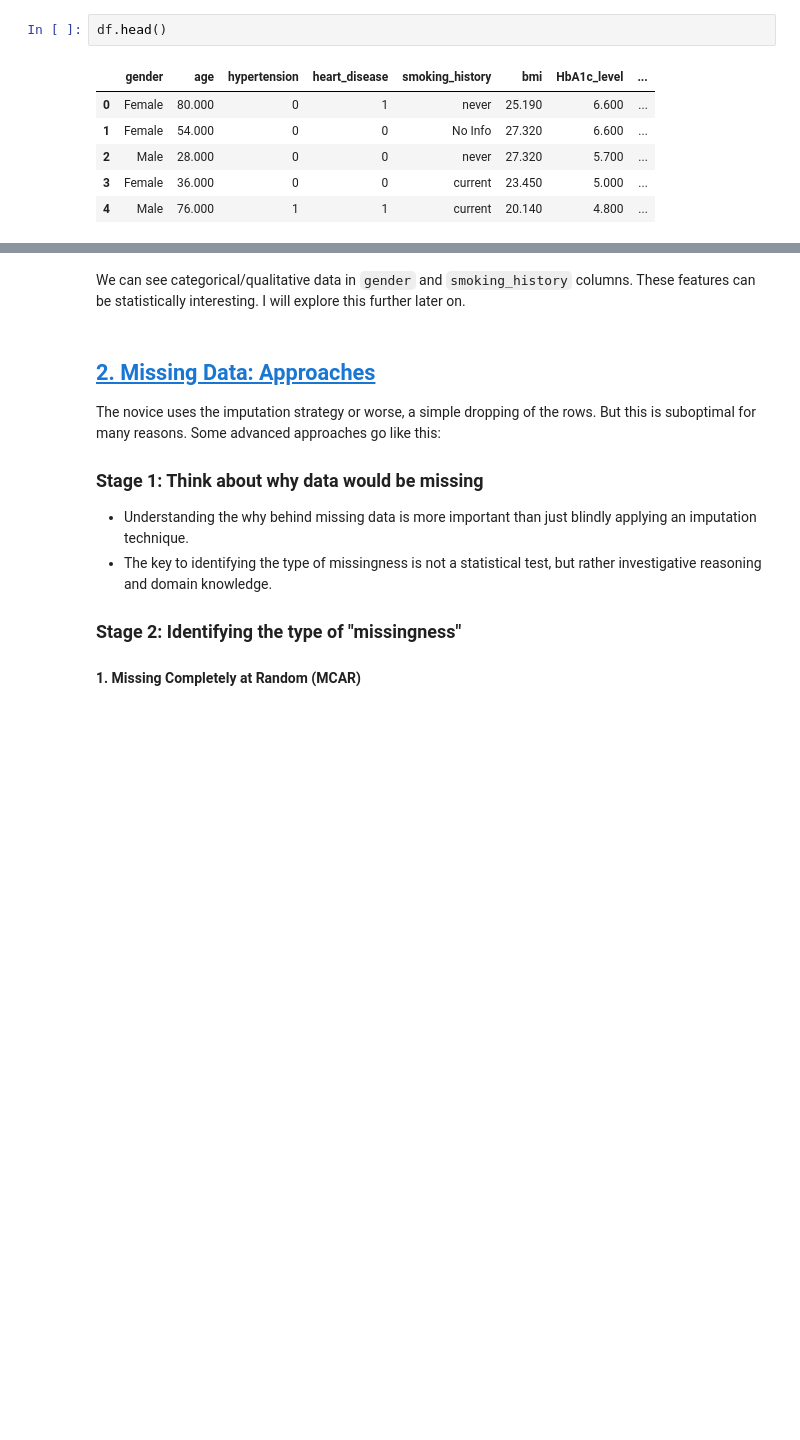
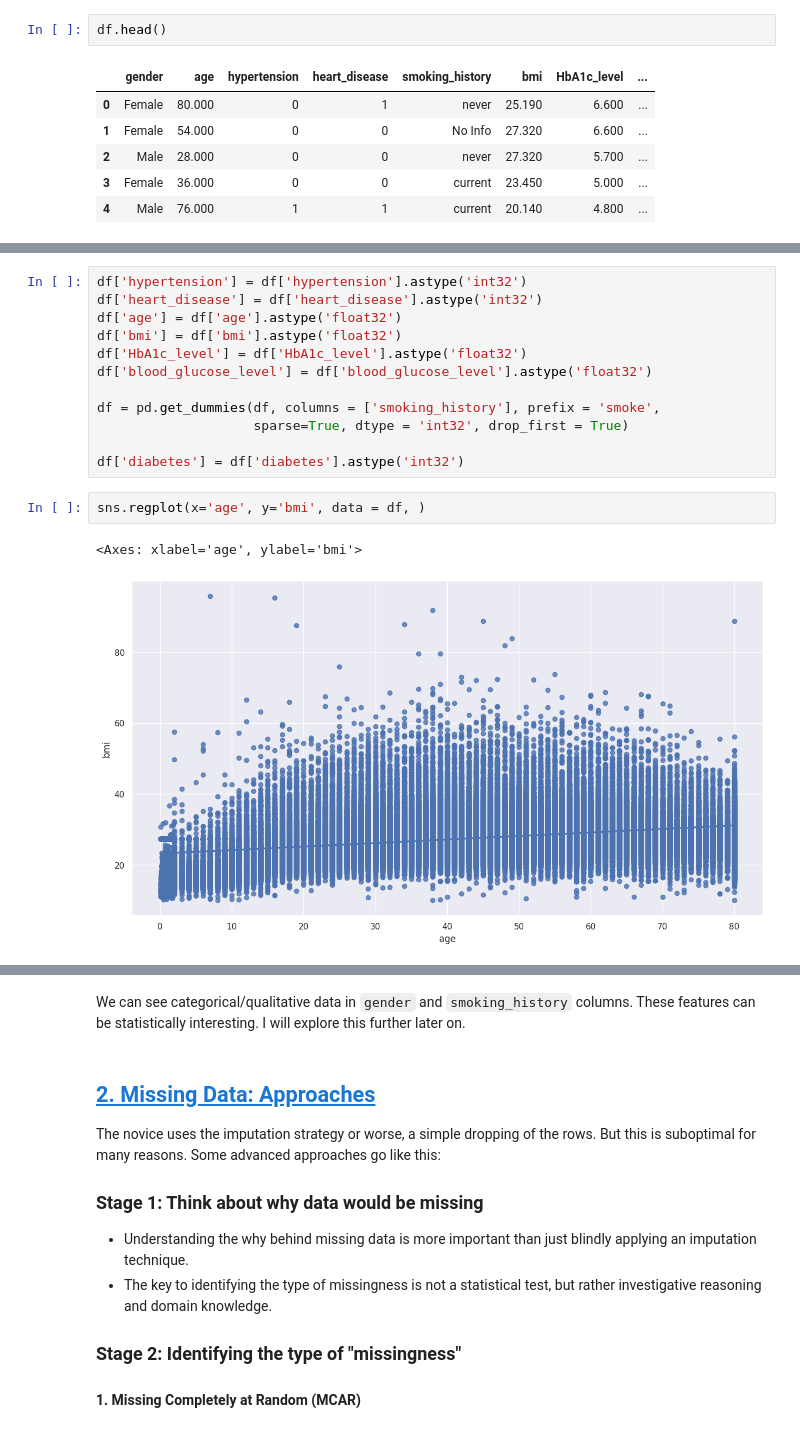
Before and after one commit to hantablack9/British-Airways-Booking-Prediction-CX-Analysis-with-BERTopic-and-Gemini-Pro, a Jupyter notebook: diabetes-experiments.ipynb, the cells around one changed output, grey strips where cells are left out. Saved outputs shown, nothing was run; the diff lists cells and outputs as text; blank space fills up the shorter version.

Commit message:
Kaggle Notebook | Diabetes experiments | Version 4

```diff
--- a/diabetes-experiments.ipynb
+++ b/diabetes-experiments.ipynb
@@ -121,0 +141,17 @@ Name: count, dtype: int64
+# %%
+df['hypertension'] = df['hypertension'].astype('int32')
+df['heart_disease'] = df['heart_disease'].astype('int32')
+df['age'] = df['age'].astype('float32')
+df['bmi'] = df['bmi'].astype('float32')
+df['HbA1c_level'] = df['HbA1c_level'].astype('float32')
+df['blood_glucose_level'] = df['blood_glucose_level'].astype('float32')
+
+df = pd.get_dummies(df, columns = ['smoking_history'], prefix = 'smoke',
+                    sparse=True, dtype = 'int32', drop_first = True)
+
+df['diabetes'] = df['diabetes'].astype('int32')
+# %%
+sns.regplot(x='age', y='bmi', data = df, )
+# %% [output]
+<Axes: xlabel='age', ylabel='bmi'>
+[figure, added]
```
Also changed, not shown: parts of 14 cells of this notebook.
